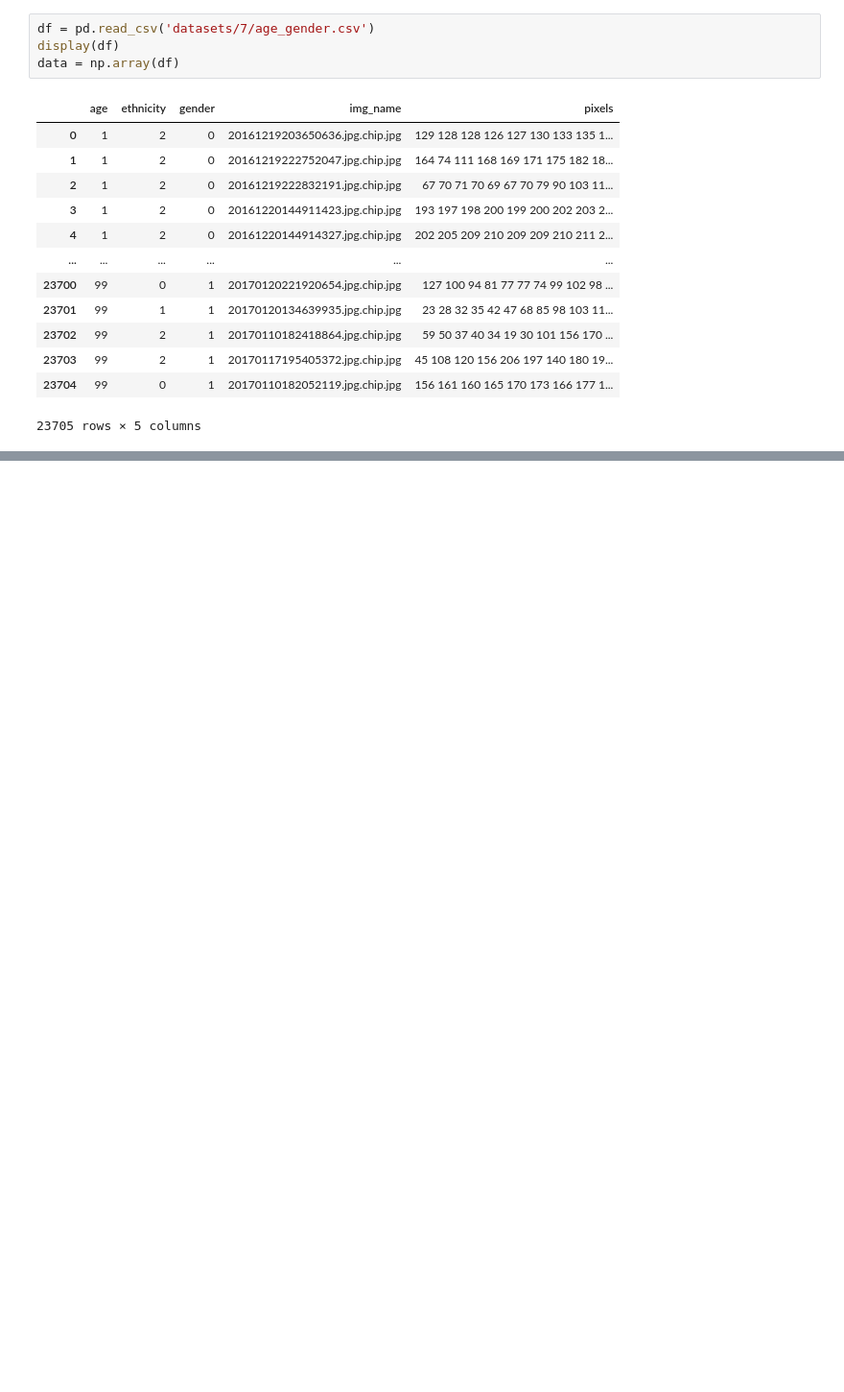
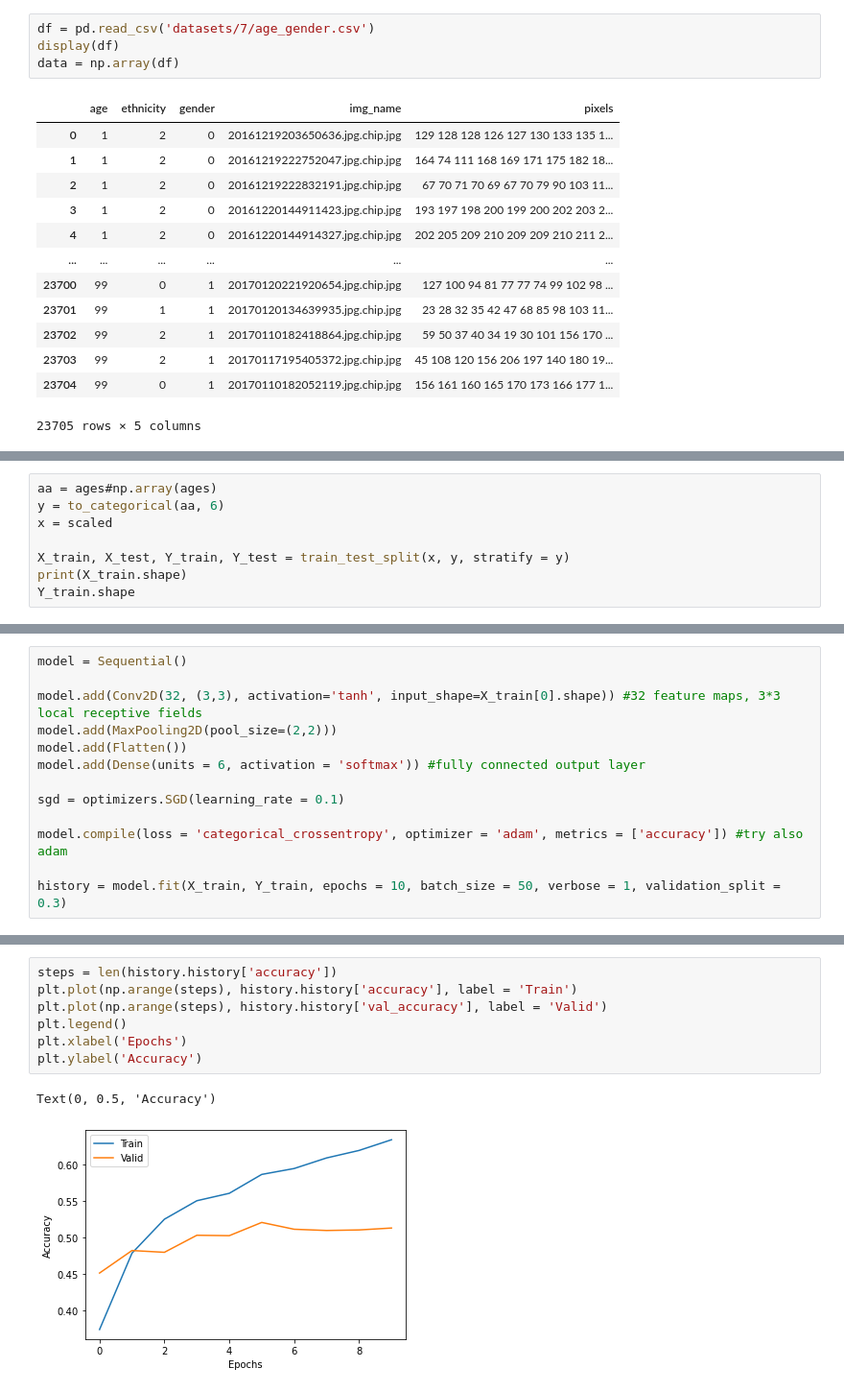
Before and after one commit to Beadhangerone/MAL, a Jupyter notebook: MAL Exercise 7.ipynb, the cells around one changed output, grey strips where cells are left out. Shown at 96% size. Cells and saved outputs as stored; diff of their text form; blank space fills up the shorter version.

```diff
--- a/MAL Exercise 7.ipynb
+++ b/MAL Exercise 7.ipynb
@@ -57,0 +125,8 @@ plt.show()
+# %%
+aa = ages#np.array(ages)
+y = to_categorical(aa, 6)
+x = scaled
+
+X_train, X_test, Y_train, Y_test = train_test_split(x, y, stratify = y)
+print(X_train.shape)
+Y_train.shape
@@ -57,0 +136,13 @@ plt.show()
+# %%
+model = Sequential()
+
+model.add(Conv2D(32, (3,3), activation='tanh', input_shape=X_train[0].shape)) #32 feature maps, 3*3 local receptive fields
+model.add(MaxPooling2D(pool_size=(2,2)))
+model.add(Flatten())
+model.add(Dense(units = 6, activation = 'softmax')) #fully connected output layer
+
+sgd = optimizers.SGD(learning_rate = 0.1)
+
+model.compile(loss = 'categorical_crossentropy', optimizer = 'adam', metrics = ['accuracy']) #try also adam
+
+history = model.fit(X_train, Y_train, epochs = 10, batch_size = 50, verbose = 1, validation_split = 0.3)
@@ -57,0 +170,10 @@ plt.show()
+# %%
+steps = len(history.history['accuracy'])
+plt.plot(np.arange(steps), history.history['accuracy'], label = 'Train')
+plt.plot(np.arange(steps), history.history['val_accuracy'], label = 'Valid')
+plt.legend()
+plt.xlabel('Epochs')
+plt.ylabel('Accuracy')
+# %% [output]
+Text(0, 0.5, 'Accuracy')
+[figure, added]
```
Also changed, not shown: parts of 19 cells of this notebook.
